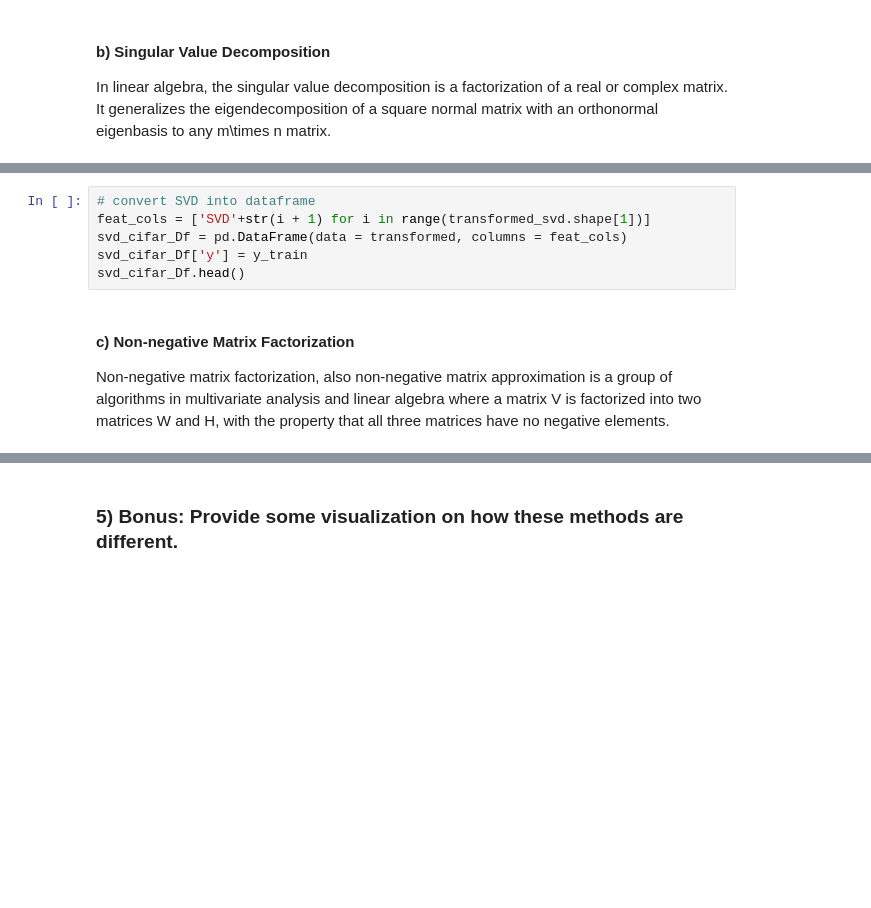
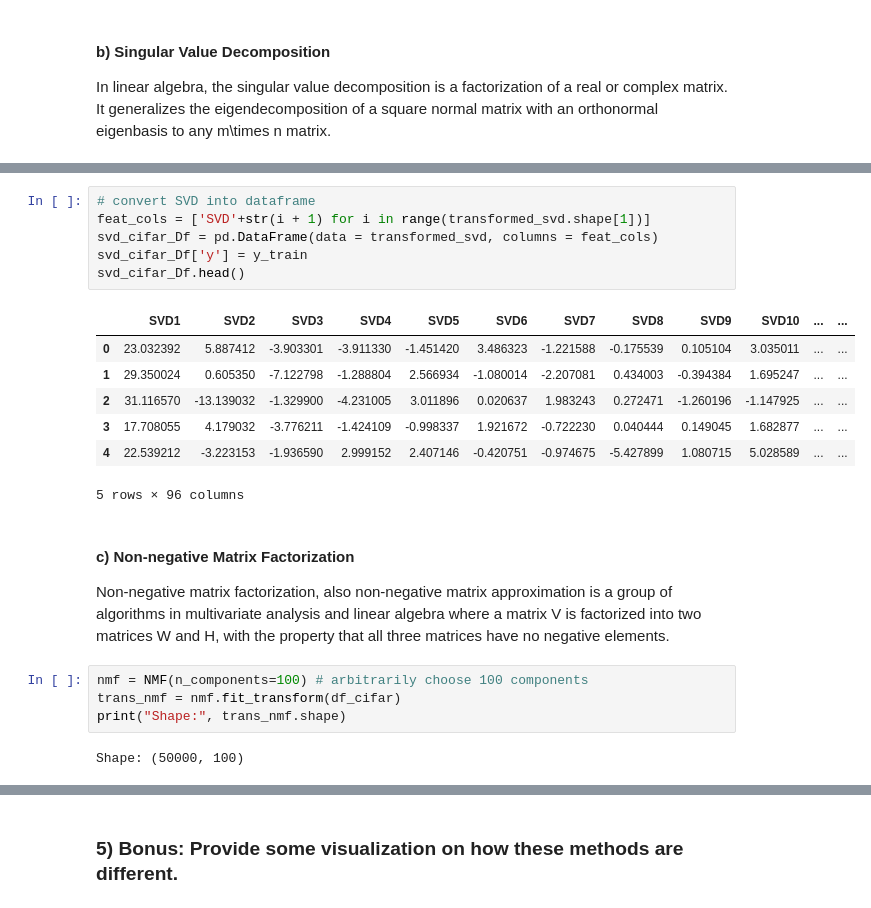
Before and after one commit to bbrown1021/Stats418Repo, a Jupyter notebook: hw3/CIFAR10_Analysis.ipynb, the cells around one changed output, grey strips where cells are left out. Saved outputs shown, nothing was run; the diff lists cells and outputs as text; blank space fills up the shorter version.

Commit message:
complete CIFAR10 analysis

```diff
--- a/hw3/CIFAR10_Analysis.ipynb
+++ b/hw3/CIFAR10_Analysis.ipynb
@@ -280,11 +345,25 @@ transformed_svd
 # %%
 # convert SVD into dataframe
 feat_cols = ['SVD'+str(i + 1) for i in range(transformed_svd.shape[1])]
-svd_cifar_Df = pd.DataFrame(data = transformed, columns = feat_cols)
+svd_cifar_Df = pd.DataFrame(data = transformed_svd, columns = feat_cols)
 svd_cifar_Df['y'] = y_train
 svd_cifar_Df.head()
+# %% [output]
+|  | SVD1 | SVD2 | SVD3 | SVD4 | SVD5 | SVD6 | SVD7 | SVD8 | SVD9 | SVD10 | ... | ... |
+| 0 | 23.032392 | 5.887412 | -3.903301 | -3.911330 | -1.451420 | 3.486323 | -1.221588 | -0.175539 | 0.105104 | 3.035011 | ... | ... |
+| 1 | 29.350024 | 0.605350 | -7.122798 | -1.288804 | 2.566934 | -1.080014 | -2.207081 | 0.434003 | -0.394384 | 1.695247 | ... | ... |
+| 2 | 31.116570 | -13.139032 | -1.329900 | -4.231005 | 3.011896 | 0.020637 | 1.983243 | 0.272471 | -1.260196 | -1.147925 | ... | ... |
+| 3 | 17.708055 | 4.179032 | -3.776211 | -1.424109 | -0.998337 | 1.921672 | -0.722230 | 0.040444 | 0.149045 | 1.682877 | ... | ... |
+| 4 | 22.539212 | -3.223153 | -1.936590 | 2.999152 | 2.407146 | -0.420751 | -0.974675 | -5.427899 | 1.080715 | 5.028589 | ... | ... |
+5 rows × 96 columns
 # %% [markdown]
 #### c) Non-negative Matrix Factorization
 
 Non-negative matrix factorization, also non-negative matrix approximation is a group of algorithms in multivariate analysis and linear algebra where a matrix V is factorized into two matrices W and H, with the property that all three matrices have no negative elements.
+# %%
+nmf = NMF(n_components=100) # arbitrarily choose 100 components
+trans_nmf = nmf.fit_transform(df_cifar)
+print("Shape:", trans_nmf.shape)
+# %% [output]
+Shape: (50000, 100)
 # %%
```
Also changed, not shown: parts of 56 cells of this notebook, 2 other files.
